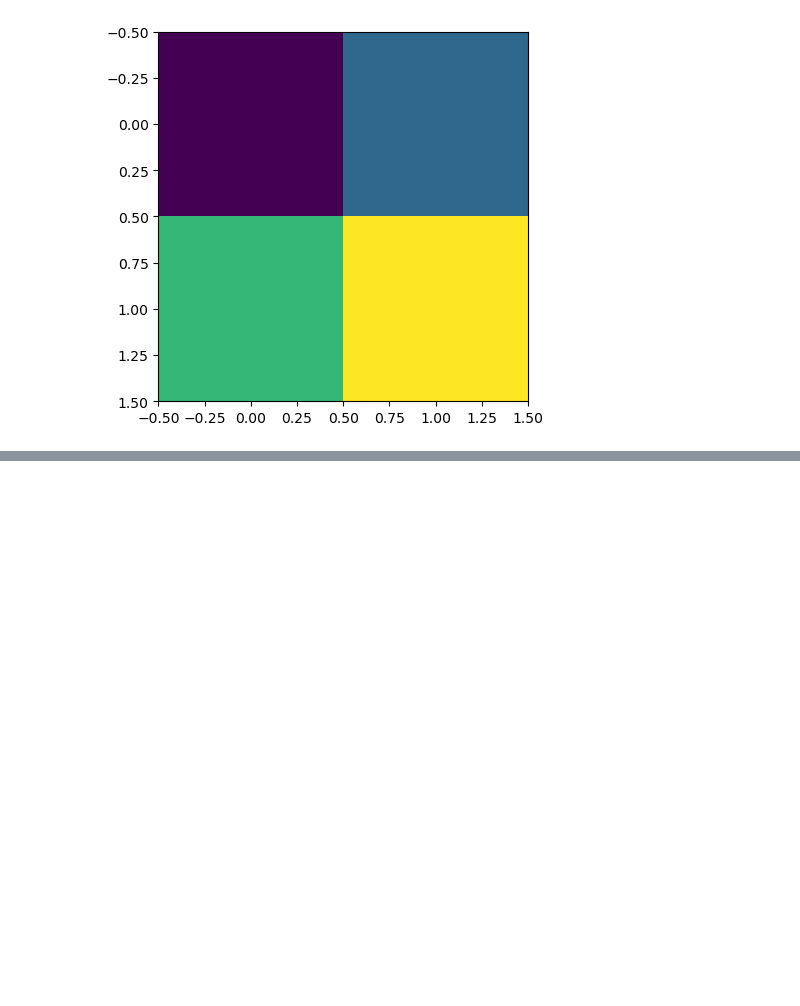
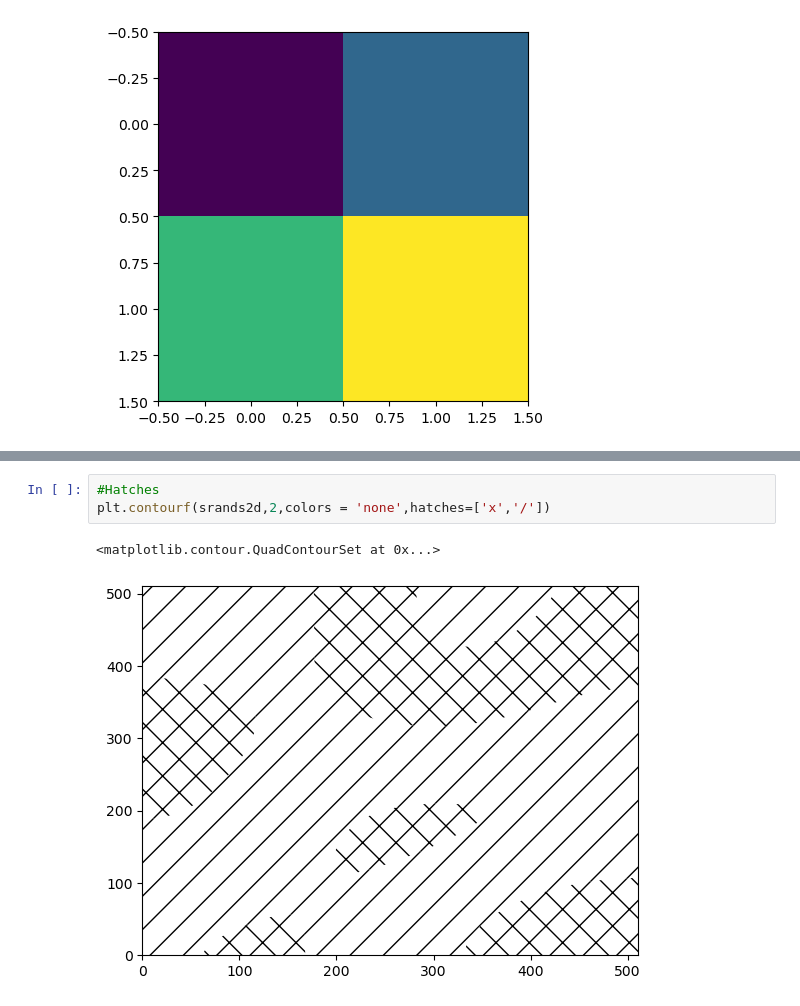
Before and after one commit to yashraj-shri17/GENERAL-STUFF, a Jupyter notebook: MatPlot-1.ipynb, the cells around one changed output, grey strips where cells are left out. Drawn from its saved outputs; the diff is of its cells as text; blank space fills up the shorter version.

```diff
--- a/MatPlot-1.ipynb
+++ b/MatPlot-1.ipynb
@@ -334,0 +349,6 @@ plt.colorbar()
+# %%
+#Hatches
+plt.contourf(srands2d,2,colors = 'none',hatches=['x','/'])
+# %% [output]
+<matplotlib.contour.QuadContourSet at 0x...>
+[figure, added]
```
Also changed, not shown: parts of 29 cells of this notebook.
